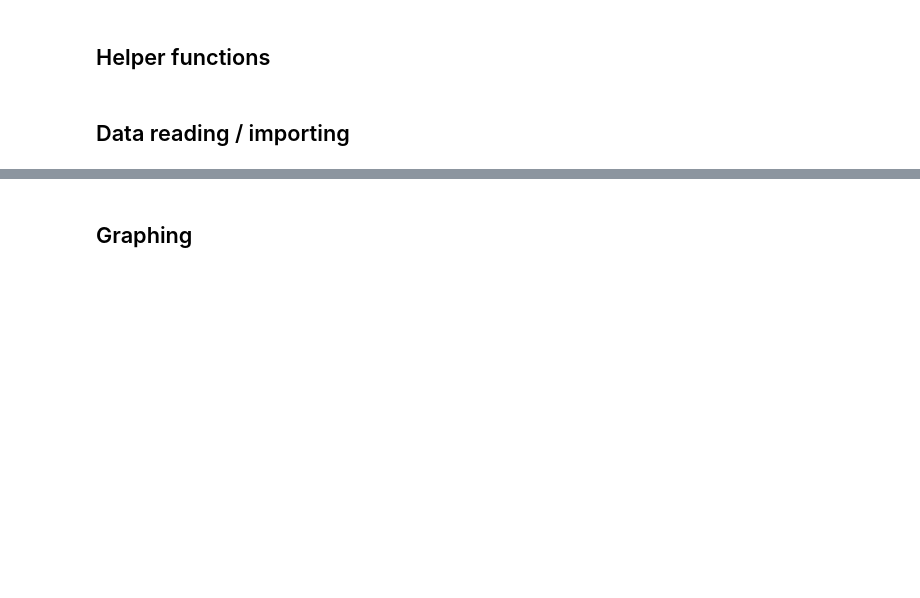
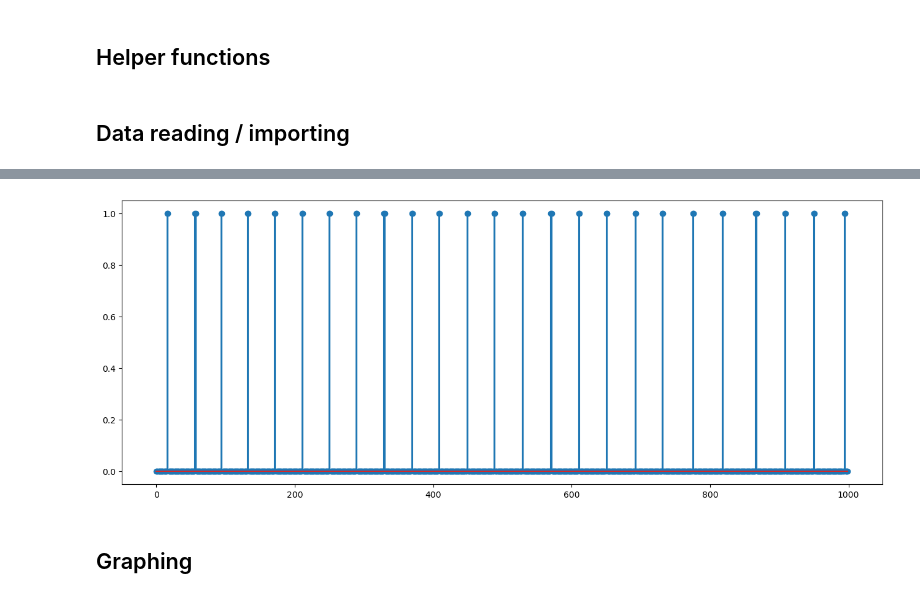
Before and after one commit to kickingitoscu/ANN_Project, a Jupyter notebook: Step_analysis.ipynb, the cells around one changed output, grey strips where cells are left out. Drawn from its saved outputs; the diff is of its cells as text; code cells hidden in the pictures; blank space fills up the shorter version.

```diff
--- a/Step_analysis.ipynb
+++ b/Step_analysis.ipynb
@@ -77,30 +77,41 @@ def get_data_into_tensor(path,extensions,labels):
     tensors = {}
 
     for i in subdirectories:
-        folder_i = folder_path+i
+        folder_i = path+i
         files_t = get_files_in_subdirectories(folder_i)
         files_n = list(dict.fromkeys(get_num(files_t)))
         for index_j,j in enumerate(files_n):
             name_variable = i+'_'+str(index_j)
             for index_k,k in enumerate(file_extension):
                 files = get_files_in_subdirectories(folder_i,file_extension=k,file_contains=j)
+                print(files)
                 name_variableR = i+'_'+j+'_'+label[index_k]
                 # print(f'variable: {name_variableR} person: {i} file_extension: {k} file_path: {files}')
                 if index_k == 0:
                     main_df = read_csv_to_tensor2(files[0])#,name_variable,tensors)
                 else:
                     label_df = pd.read_csv(files[0],names = ['start','end'])
-                    index_start = label_df.start.tolist()
-                    index_end = label_df.end.tolist()
+                    index_start = sorted(label_df.start.tolist())
+                    index_end = sorted(label_df.end.tolist())
+                    print(f'label df:\n{label_df}')
+                    print(f'index_start:\n{index_start}')
+                    print(f'index_end:\n{index_end}')
             # Add a new column with a specific value for the matching row indexes
             main_df['label1'] = main_df.apply(lambda row: 'start' if row.name in index_start else '', axis=1)
             main_df['label2'] = main_df.apply(lambda row: 'end' if row.name in index_end else '', axis=1)
+
+            # pd.set_option('display.max_rows', None)
+            # print(label_df)
+            # print(main_df.iloc[1067:1228])
+            # pd.set_option('display.max_rows', 10)
+            # print(f'main df:\n{main_df}')
+
             # Define the condition for the new column
             condition1 = main_df['label1'] == 'start'
             condition2 = main_df['label2'] == 'end'
             # Assign values based on the condition using np.where()
             main_df['label'] = np.where(condition1,1,
-                                    np.where(condition2,2,0))
+                                    np.where(condition2,1,0))
             main_df = main_df.drop(['label1', 'label2'], axis=1)
             # print(main_df)
             # Convert DataFrame to a tensor
@@ -174,7 +185,9 @@ test_data = torch.tensor(dataframe.values)
 data = tensor_unified[:,[1,2,3,4,5,6]]
 data = data.float()
 labels = tensor_unified[:,0]
+labelssteps = tensor_unified[:,7]
 labels = labels.long()
+labelssteps = labelssteps.long()
 
 training_data = [data,labels]
 
@@ -190,3 +248,16 @@ class_dim = torch.unique(training_data[1]).size(0) # Out Features Dimension
+# %%
+# data_df_g.head
+labelssteps2 = labelssteps[5000:6000]
+fig, (ax) = plt.subplots(1,figsize = (16,6))
+
+# Assuming your columns are named 'col1', 'col2', ..., 'col6'
+
+ax.stem(labelssteps2, label='Activity')
+
+
+plt.show()
+# %% [output]
+[figure, added]
 # %%
 scaler = preprocessing.MaxAbsScaler()
 data_scaled = torch.tensor(scaler.fit_transform(data))
```
Also changed, not shown: parts of 2 cells of this notebook.
